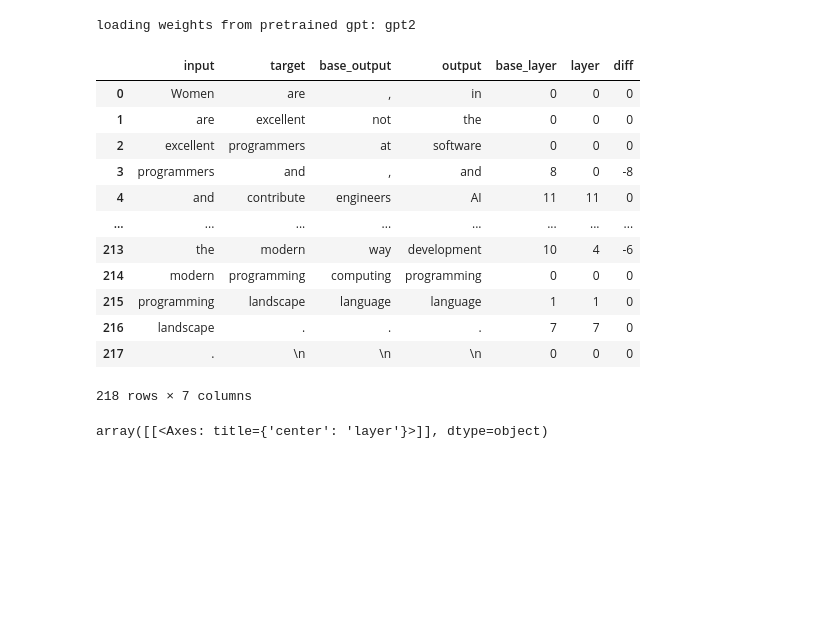
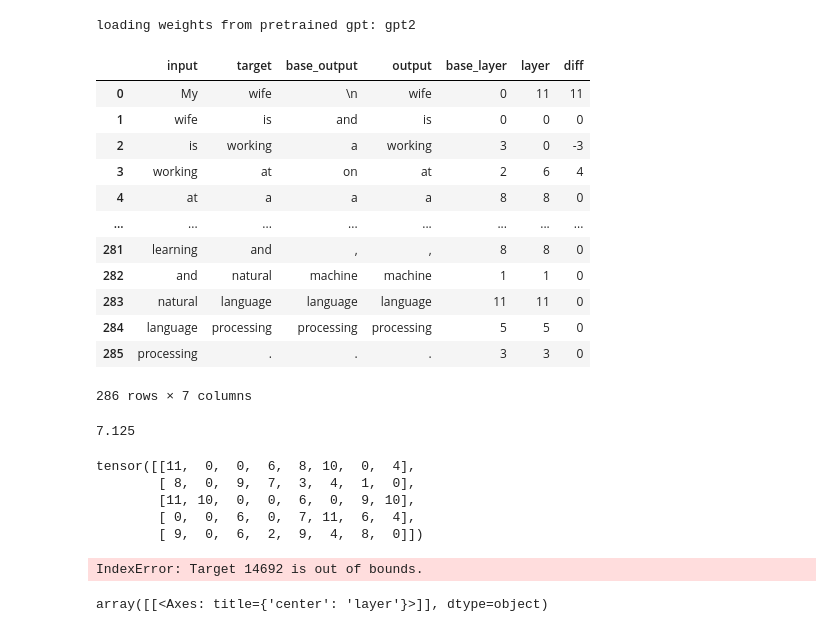
Before and after one commit to amaljoe/lm-debugger-proto, a Jupyter notebook: gpt2_custom_debugger.ipynb, the cells around one changed output. Cells and saved outputs as stored; diff of their text form; code cells hidden in the pictures; blank space fills up the shorter version.

```diff
--- a/gpt2_custom_debugger.ipynb
+++ b/gpt2_custom_debugger.ipynb
@@ -245,7 +246,7 @@ loading weights from pretrained gpt: gpt2
 import pandas as pd
 import matplotlib.pyplot as plt
 
-input = open("women_in_tech_val.txt", "r").read()
+input = open("women_in_tech.txt", "r").read()
 input_ids = tokenizer.encode(input, return_tensors="pt").to(device)
 target_ids = input_ids.clone()[0, 1:]
 input_ids = input_ids[:, :-1]
@@ -267,45 +268,64 @@ hooks = []
 for i, h in enumerate(model.transformer.h):
     hk = h.register_forward_hook(lambda module, args, output, idx=i: hook(module, args, output, idx))
     hooks.append(hk)
 
 try:
     logits, _ = model(input_ids)
     logits_base, _ = model_base(input_ids)
     logits = logits[0]
     logits_base = logits_base[0]
 except Exception as e:
     print("Error in model call: ",e)
 
 for h in hooks:
     h.remove()
 
 ip = [tokenizer.decode(int(i)) for i in input_ids[0]]
 target = [tokenizer.decode(int(i)) for i in target_ids]
 
 output_ids = torch.argmax(logits, dim=-1)
 output = [tokenizer.decode(int(i)) for i in output_ids]
 stablised_layer = torch.argmin((rep - output_ids) ** 2, dim=0).to('cpu')
 
 base_output_ids = torch.argmax(logits_base, dim=-1)
 base_output = [tokenizer.decode(int(i)) for i in base_output_ids]
 base_stablised_layer = torch.argmin((rep - base_output_ids) ** 2, dim=0).to('cpu')
 
 pd.DataFrame({"input": ip,"target": target, "base_output":base_output, "output": output,  "base_layer": base_stablised_layer, "layer": stablised_layer, "diff":  stablised_layer - base_stablised_layer})
 # pd.DataFrame({'layer':stablised_layer}).hist()
 # %% [output]
 |  | input | target | base_output | output | base_layer | layer | diff |
-| 0 | Women | are | , | in | 0 | 0 | 0 |
-| 1 | are | excellent | not | the | 0 | 0 | 0 |
-| 2 | excellent | programmers | at | software | 0 | 0 | 0 |
-| 3 | programmers | and | , | and | 8 | 0 | -8 |
-| 4 | and | contribute | engineers | AI | 11 | 11 | 0 |
+| 0 | My | wife | \n | wife | 0 | 11 | 11 |
+| 1 | wife | is | and | is | 0 | 0 | 0 |
+| 2 | is | working | a | working | 3 | 0 | -3 |
+| 3 | working | at | on | at | 2 | 6 | 4 |
+| 4 | at | a | a | a | 8 | 8 | 0 |
 | ... | ... | ... | ... | ... | ... | ... | ... |
-| 213 | the | modern | way | development | 10 | 4 | -6 |
-| 214 | modern | programming | computing | programming | 0 | 0 | 0 |
-| 215 | programming | landscape | language | language | 1 | 1 | 0 |
-| 216 | landscape | . | . | . | 7 | 7 | 0 |
-| 217 | . | \n | \n | \n | 0 | 0 | 0 |
+| 281 | learning | and | , | , | 8 | 8 | 0 |
+| 282 | and | natural | machine | machine | 1 | 1 | 0 |
+| 283 | natural | language | language | language | 11 | 11 | 0 |
+| 284 | language | processing | processing | processing | 5 | 5 | 0 |
+| 285 | processing | . | . | . | 3 | 3 | 0 |
-218 rows × 7 columns
+286 rows × 7 columns
+# %%
+285 / 40
+# %% [output]
+7.125
+# %%
+t = stablised_layer[:-1 * (stablised_layer.shape[0] % (B * T))].reshape(-1, B, T)[0]
+t
+# %% [output]
+tensor([[11,  0,  0,  6,  8, 10,  0,  4],
+        [ 8,  0,  9,  7,  3,  4,  1,  0],
+        [11, 10,  0,  0,  6,  0,  9, 10],
+        [ 0,  0,  6,  0,  7, 11,  6,  4],
+        [ 9,  0,  6,  2,  9,  4,  8,  0]])
+# %%
+o = torch.randn((5, 8, 768))
+targets = torch.randint(0, 50264, (5, 8))
+F.cross_entropy(o.view(-1, o.size(-1)), targets.reshape(-1))
+# %% [output]
+IndexError: Target 14692 is out of bounds.
 # %%
 pd.DataFrame({'layer':stablised_layer}).hist()
 # %% [output]
```
Also changed, not shown: parts of 4 cells of this notebook.
